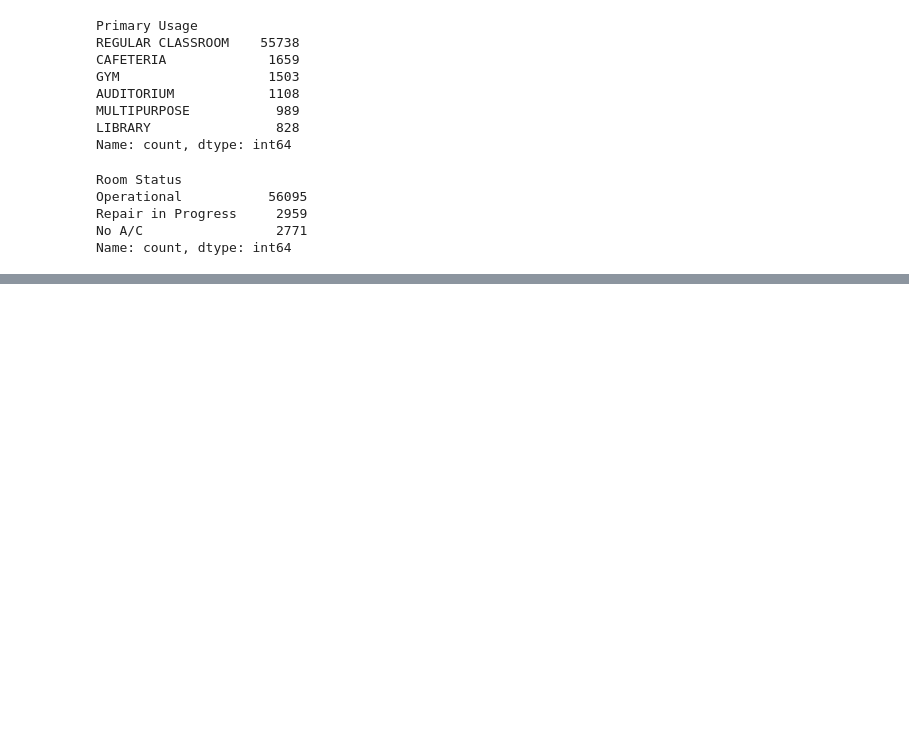
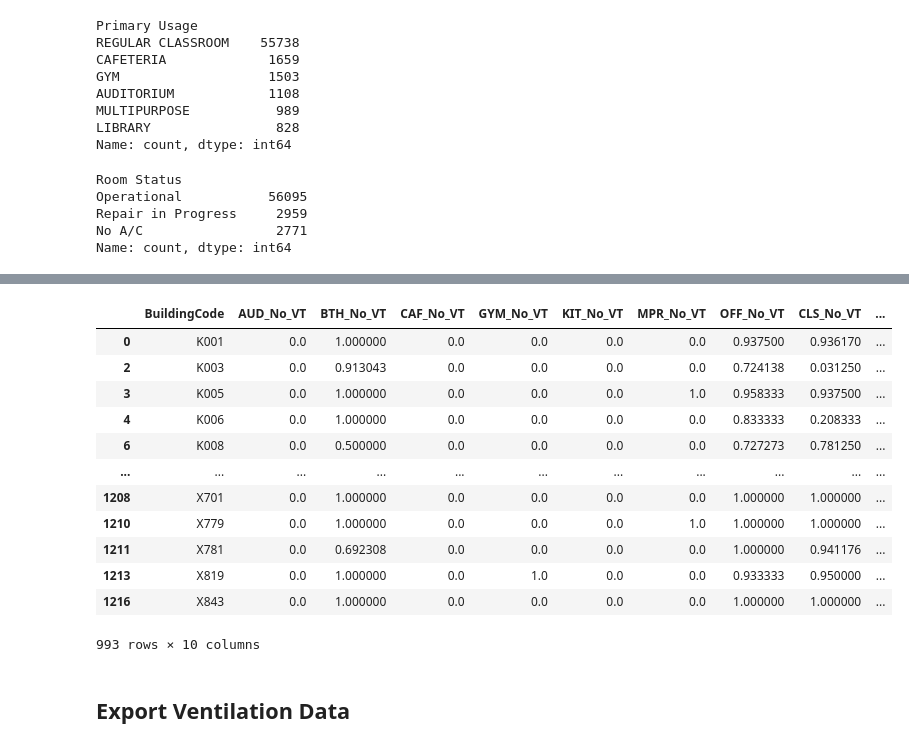
Before and after one commit to likealostcause/zohran-ghs-dashboard, a Jupyter notebook: notebooks/process_ventilation.ipynb, the cells around one changed output, grey strips where cells are left out. Drawn from its saved outputs; the diff is of its cells as text; code cells hidden in the pictures; blank space fills up the shorter version.

Commit message:
initial methodology for a/c and ventilation data

```diff
--- a/notebooks/process_ventilation.ipynb
+++ b/notebooks/process_ventilation.ipynb
@@ -173,0 +265,8 @@ np.int64(500)
+# %%
+# Create flag for these classrooms missing at least one element of mechanical ventilation
+ventilation_df['missing_mech_ventilation'] = (
+        (
+            (ventilation_df['Exhaust Fan']=="Doesn't Exist") |
+            (ventilation_df['Supply Fan']=="Doesn't Exist")
+        )
+)
@@ -173,0 +291,46 @@ np.int64(500)
+# %%
+no_vent_summary = ventilation_df.groupby(['BuildingCode', 'Primary Usage']).apply(
+    lambda x: (x['missing_mech_ventilation']).sum() / len(x)
+).unstack(fill_value=0)
+# Rename columns to include "_No_VT" suffix
+no_vent_summary.columns = [f"{col.replace(' ', '_').upper()}_No_VT" for col in no_vent_summary.columns]
+# Reset index to get BuildingCode as a regular column
+no_vent_summary = no_vent_summary.reset_index()
+# Shorten column names for shapefile 10 char limit
+no_vent_summary.columns = no_vent_summary.columns.str.replace(
+    'AUDITORIUM', 'AUD').str.replace(
+        'CAFETERIA', 'CAF').str.replace(
+            'STUDENT_CLASSROOM', 'CLS').str.replace(
+                'GYMNASIUM', 'GYM').str.replace(
+                    'BATHROOM', 'BTH').str.replace(
+                        'MULTI-PURPOSE_ROOM', 'MPR').str.replace(
+                            'STAFF_OFFICE', 'OFF').str.replace(
+                                'KITCHEN', 'KIT').str.replace(
+                                    'STUDENT_STAFF_SPACE_(LIBRARY,_SHOP,_SCIENCE_LAB,_MEDIA_CENTER_ETC.)', 'LAB')
+# %%
+# Drop columns we won't use
+no_vent_summary = no_vent_summary.drop(columns=[
+    'BUILDING_SUPPORT_SPACE_No_VT',
+    'CLOSET/STORAGE_ROOM_No_VT',
+    'INACCESSIBLE_No_VT',
+    'LOCKER_ROOM_No_VT'
+])
+# %%
+# Filter for buildings with >0% classrooms with Missing mechanical ventilation
+no_vent_summary[no_vent_summary['CLS_No_VT'] > 0]
+# %% [output]
+|  | BuildingCode | AUD_No_VT | BTH_No_VT | CAF_No_VT | GYM_No_VT | KIT_No_VT | MPR_No_VT | OFF_No_VT | CLS_No_VT | ... |
+| 0 | K001 | 0.0 | 1.000000 | 0.0 | 0.0 | 0.0 | 0.0 | 0.937500 | 0.936170 | ... |
+| 2 | K003 | 0.0 | 0.913043 | 0.0 | 0.0 | 0.0 | 0.0 | 0.724138 | 0.031250 | ... |
+| 3 | K005 | 0.0 | 1.000000 | 0.0 | 0.0 | 0.0 | 1.0 | 0.958333 | 0.937500 | ... |
+| 4 | K006 | 0.0 | 1.000000 | 0.0 | 0.0 | 0.0 | 0.0 | 0.833333 | 0.208333 | ... |
+| 6 | K008 | 0.0 | 0.500000 | 0.0 | 0.0 | 0.0 | 0.0 | 0.727273 | 0.781250 | ... |
+| ... | ... | ... | ... | ... | ... | ... | ... | ... | ... | ... |
+| 1208 | X701 | 0.0 | 1.000000 | 0.0 | 0.0 | 0.0 | 0.0 | 1.000000 | 1.000000 | ... |
+| 1210 | X779 | 0.0 | 1.000000 | 0.0 | 0.0 | 0.0 | 1.0 | 1.000000 | 1.000000 | ... |
+| 1211 | X781 | 0.0 | 0.692308 | 0.0 | 0.0 | 0.0 | 0.0 | 1.000000 | 0.941176 | ... |
+| 1213 | X819 | 0.0 | 1.000000 | 0.0 | 1.0 | 0.0 | 0.0 | 0.933333 | 0.950000 | ... |
+| 1216 | X843 | 0.0 | 1.000000 | 0.0 | 0.0 | 0.0 | 0.0 | 1.000000 | 1.000000 | ... |
+993 rows × 10 columns
+# %% [markdown]
+## Export Ventilation Data
```
Also changed, not shown: parts of 39 cells of this notebook.
